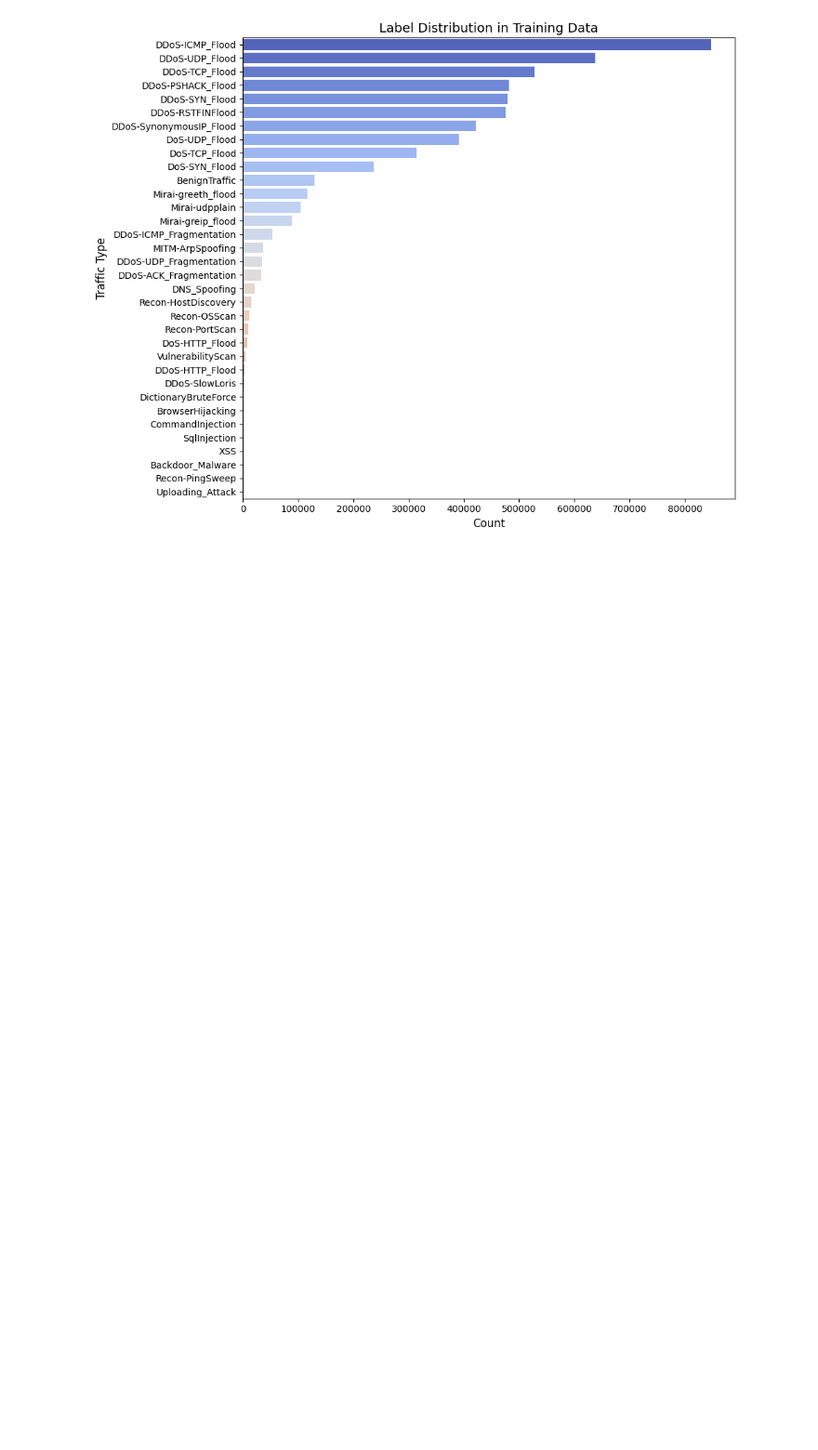
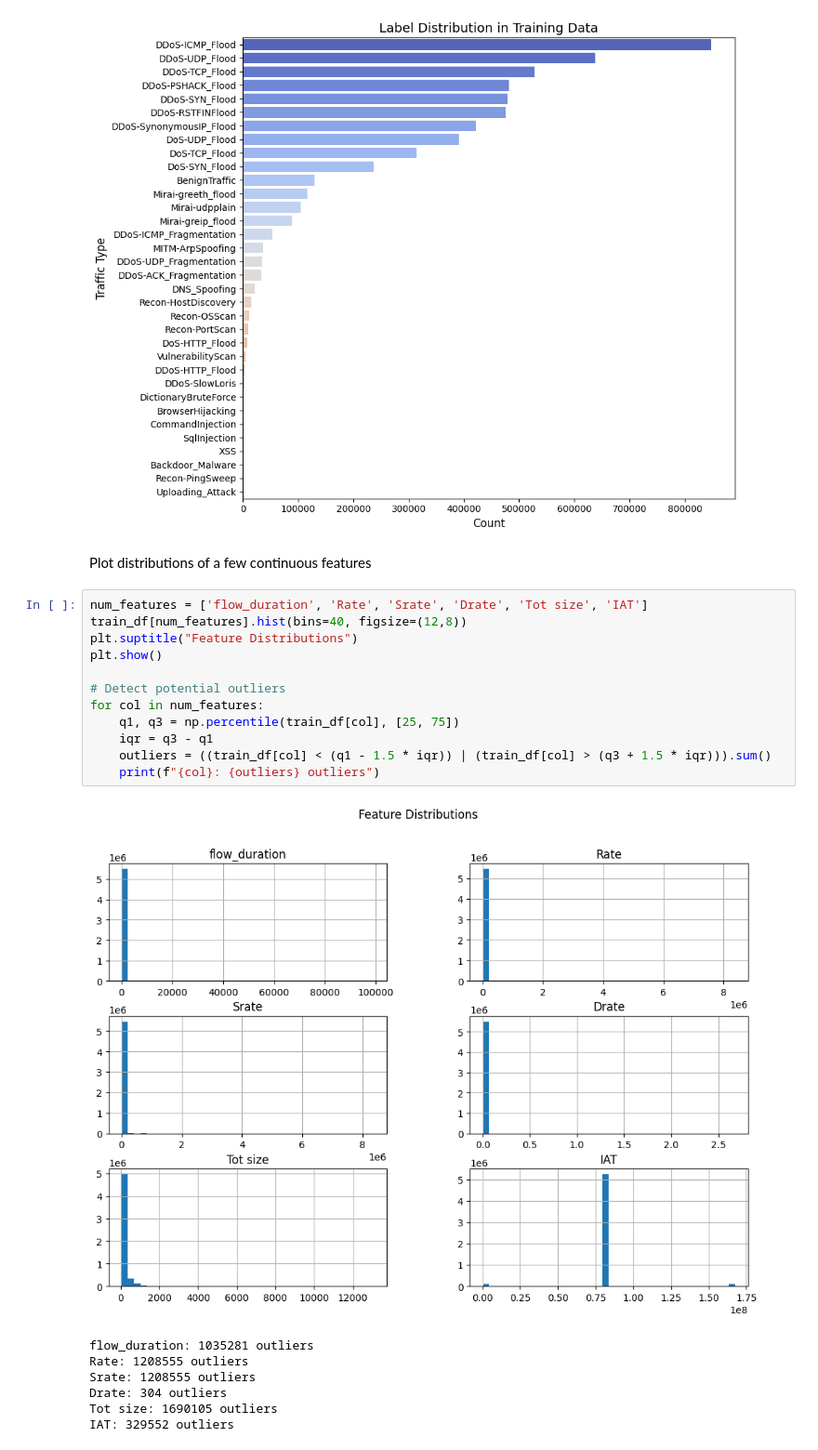
Before and after one commit to ilyesrezgui/Real-Time-Anomaly-Detection-in-IoMT-Device-Communication, a Jupyter notebook: Data Analysis/Data_Exploring_And_Visualisation.ipynb, the cells around one changed output. Shown at 93% size. Cells and saved outputs as stored; diff of their text form; blank space fills up the shorter version.

Commit message:
Plot distribution

```diff
--- a/Data Analysis/Data_Exploring_And_Visualisation.ipynb
+++ b/Data Analysis/Data_Exploring_And_Visualisation.ipynb
@@ -196,3 +196,25 @@ Passing `palette` without assigning `hue` is deprecated and will be removed in v
 
   sns.countplot(y='label', data=train_df, order=order, palette='coolwarm')
 [figure]
+# %% [markdown]
+Plot distributions of a few continuous features
+# %%
+num_features = ['flow_duration', 'Rate', 'Srate', 'Drate', 'Tot size', 'IAT']
+train_df[num_features].hist(bins=40, figsize=(12,8))
+plt.suptitle("Feature Distributions")
+plt.show()
+
+# Detect potential outliers
+for col in num_features:
+    q1, q3 = np.percentile(train_df[col], [25, 75])
+    iqr = q3 - q1
+    outliers = ((train_df[col] < (q1 - 1.5 * iqr)) | (train_df[col] > (q3 + 1.5 * iqr))).sum()
+    print(f"{col}: {outliers} outliers")
+# %% [output]
+[figure, added]
+flow_duration: 1035281 outliers
+Rate: 1208555 outliers
+Srate: 1208555 outliers
+Drate: 304 outliers
+Tot size: 1690105 outliers
+IAT: 329552 outliers
```
